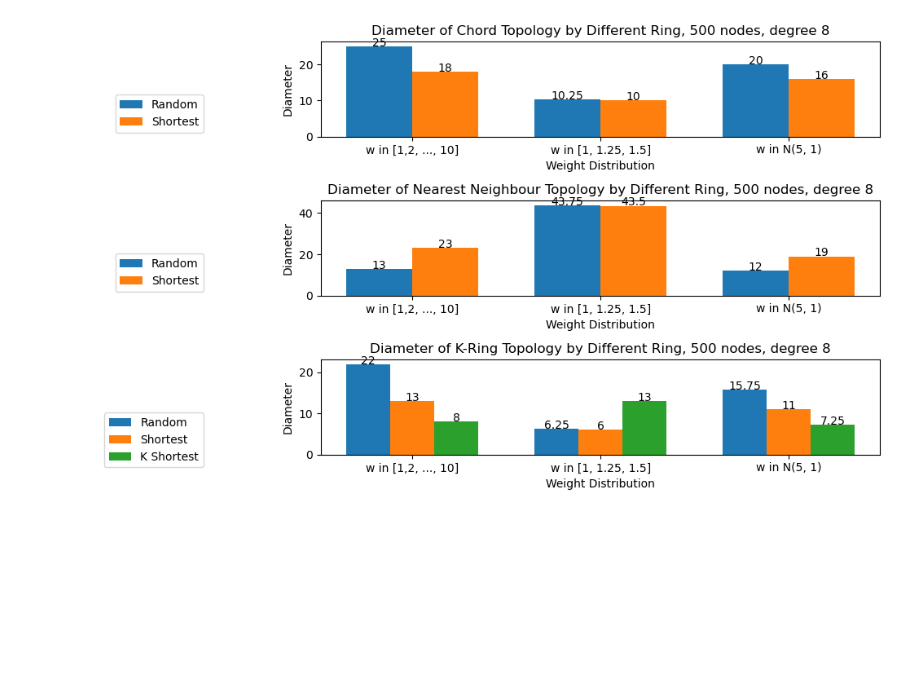
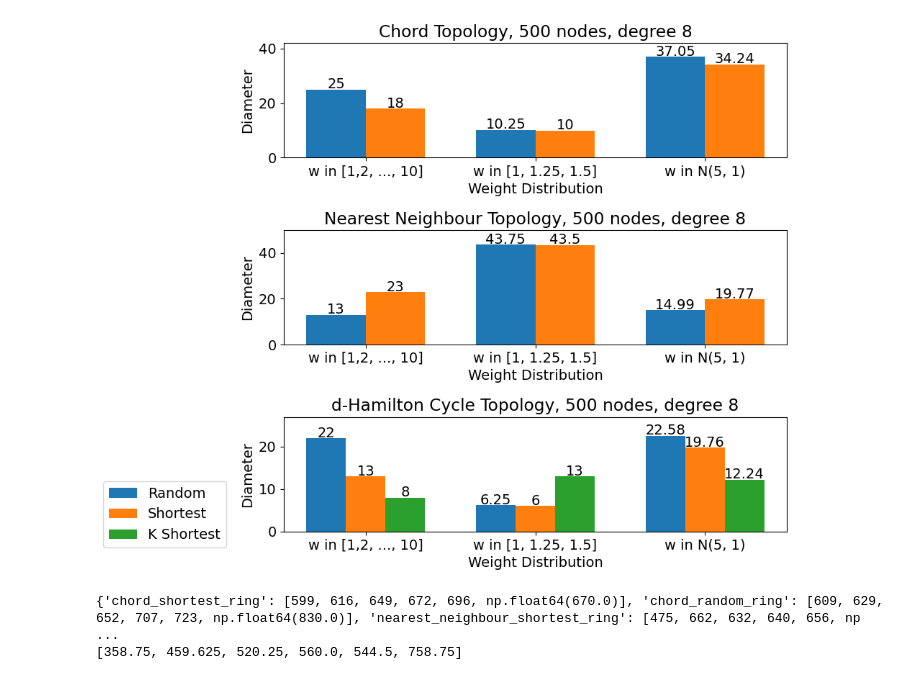
Before and after one commit to shixun404/TetriX, a Jupyter notebook: latency/plot.ipynb, the cells around one changed output. Cells and saved outputs as stored; diff of their text form; code cells hidden in the pictures; blank space fills up the shorter version.

```diff
--- a/latency/plot.ipynb
+++ b/latency/plot.ipynb
@@ -12,23 +12,29 @@ labels = ['w in [1,2, ..., 10]', 'w in [1, 1.25, 1.5]', 'w in N(5, 1)']
 # %%
 import matplotlib.pyplot as plt
 import numpy as np
-
+import matplotlib
+font = {
+        'size'   : 14}
+matplotlib.rc('font', **font)
 chord_random = [25, 10.25,  37.05]
 chord_shortest = [18, 10, 34.24]
 x = np.arange(len(labels))  # the label locations
 width = 0.35  # the width of the bars
 
-fig, ax = plt.subplots(nrows=3, figsize=(10, 6))
+fig, ax = plt.subplots(nrows=3, figsize=(10, 8))
 rects1 = ax[0].bar(x - width/2, chord_random, width, label='Random')
 rects2 = ax[0].bar(x + width/2, chord_shortest, width, label='Shortest')
 
 # Add some text for labels, title and custom x-axis tick labels, etc.
 ax[0].set_ylabel('Diameter')
+ax[0].set_ylim([0, 42])
+ax[1].set_ylim([0, 50])
+ax[2].set_ylim([0, 27])
 ax[0].set_xlabel('Weight Distribution')
-ax[0].set_title('Diameter of Chord Topology by Different Ring, 500 nodes, degree 8')
+ax[0].set_title('Chord Topology, 500 nodes, degree 8')
 ax[0].set_xticks(x)
 ax[0].set_xticklabels(labels)
-ax[0].legend(loc='upper right', bbox_to_anchor=(-0.05, 0.5))
+# ax[0].legend(loc='upper right', bbox_to_anchor=(-0.05, 0.5))
 
 ax[0].bar_label(rects1, padding=-2)
 ax[0].bar_label(rects2, padding=-2)
@@ -52,10 +58,10 @@ rects2 = ax[1].bar(x + width/2, chord_shortest, width, label='Shortest')
 # Add some text for labels, title and custom x-axis tick labels, etc.
 ax[1].set_ylabel('Diameter')
 ax[1].set_xlabel('Weight Distribution')
-ax[1].set_title('Diameter of Nearest Neighbour Topology by Different Ring, 500 nodes, degree 8')
+ax[1].set_title('Nearest Neighbour Topology, 500 nodes, degree 8')
 ax[1].set_xticks(x)
 ax[1].set_xticklabels(labels)
-ax[1].legend(loc='upper right', bbox_to_anchor=(-0.05, 0.5))
+# ax[1].legend(loc='upper right', bbox_to_anchor=(-0.05, 0.5))
 
 ax[1].bar_label(rects1, padding=-2)
 ax[1].bar_label(rects2, padding=-2)
@@ -68,33 +74,66 @@ K_ring = [22, 13, 8,  6.25, 6.0, 13.0]
 # import matplotlib.pyplot as plt
 # import numpy as np
 
 chord_random = [22, 6.25, 22.58]
 chord_shortest = [13, 6.0, 19.76]
 chord_k_shortest = [8, 13, 12.24]
 
 x = np.arange(len(labels))  # the label locations
 width = 0.35  # the width of the bars
 
 # fig, ax = plt.subplots(figsize=(10, 3))
 rects1 = ax[2].bar(x - width/3 * 2, chord_random, width / 3 * 2, label='Random')
 rects2 = ax[2].bar(x, chord_shortest, width/ 3 * 2, label='Shortest')
 rects3 = ax[2].bar(x + width/3 * 2, chord_k_shortest, width/ 3 * 2, label='K Shortest')
 
 # Add some text for labels, title and custom x-axis tick labels, etc.
 ax[2].set_ylabel('Diameter')
 ax[2].set_xlabel('Weight Distribution')
-ax[2].set_title('Diameter of K-Ring Topology by Different Ring, 500 nodes, degree 8')
+ax[2].set_title('d-Hamilton Cycle Topology, 500 nodes, degree 8')
 ax[2].set_xticks(x)
 ax[2].set_xticklabels(labels)
-ax[2].legend(loc='upper right', bbox_to_anchor=(-0.05, 0.5))
+ax[2].legend(loc='upper right', bbox_to_anchor=(-0.1, 0.5))
 
 ax[2].bar_label(rects1, padding=-2)
 ax[2].bar_label(rects2, padding=-2)
 ax[2].bar_label(rects3, padding=-2)
 
 fig.tight_layout()
 
 # plt.savefig('k_ring.pdf')
 plt.savefig('combine.pdf')
 # %% [output]
-[figure, old version]
+[figure, new version]
+# %%
+import torch as th
+import pickle as pkl
+import matplotlib.pyplot as plt
+import numpy as np
+import seaborn as sns
+data_perigee = []
+
+with open(f"N=5000_cluster_guassian.pkl", "rb") as f:
+    data = pkl.load(f)
+
+with open(f"N=1000_bitnode.pkl", "rb") as f:
+    data_bitnode = pkl.load(f)
+    for key in data_bitnode.keys():
+        data[key].append(data_bitnode[key][0])
+
+for i in range(1, 6, 1):
+    with open(f"N={i}000_0_Gaussian_perigee.pkl", "rb") as f:
+        data_perigee.append(th.as_tensor(pkl.load(f), dtype=th.float32).mean().item())
+with open(f"N=1000_0_bitnode_perigee.pkl", "rb") as f:
+    data_bitnode_perigee = pkl.load(f)
+    data_perigee.append(th.as_tensor(data_bitnode_perigee, dtype=th.float32).mean().item())
+print(data)
+print(data_perigee)
+
+data['Chord'] = data['chord_random_ring']
+data['NN'] = data['nearest_neighbour_random_ring']
+data['RAPID'] = data['K_ring_random_ring']
+data['Perigee'] = data_perigee
+data['Ours'] = data['K_shortest_ring']
+# %% [output]
+{'chord_shortest_ring': [599, 616, 649, 672, 696, np.float64(670.0)], 'chord_random_ring': [609, 629, 652, 707, 723, np.float64(830.0)], 'nearest_neighbour_shortest_ring': [475, 662, 632, 640, 656, np ...
+[358.75, 459.625, 520.25, 560.0, 544.5, 758.75]
```
Also changed, not shown: parts of 18 cells of this notebook, 16 other files.
